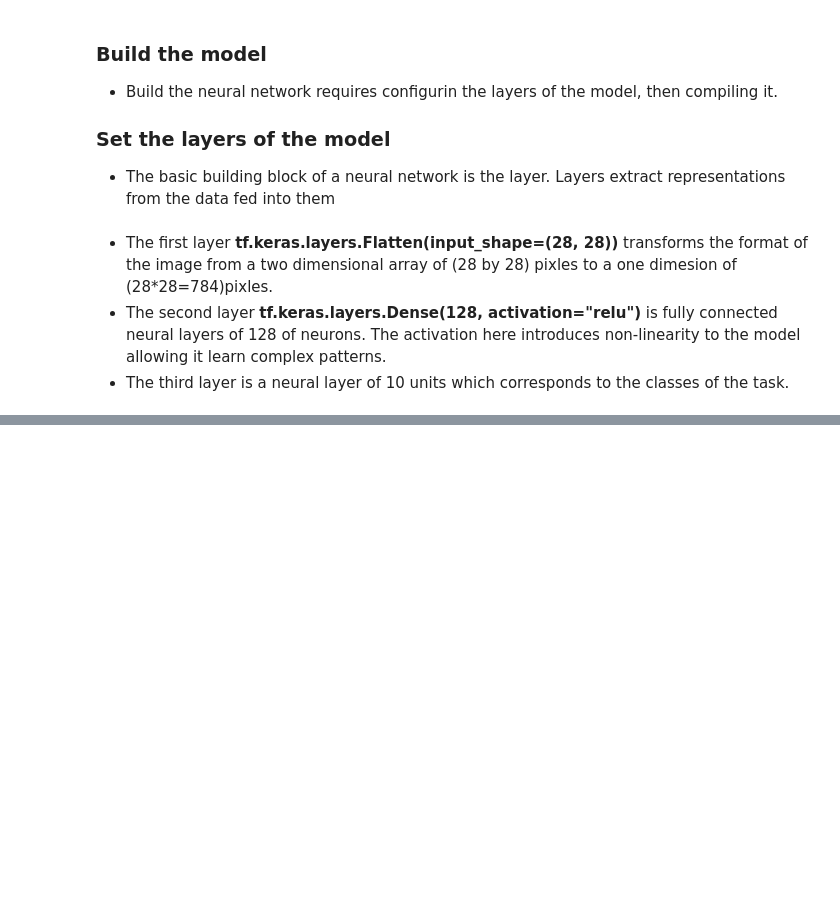
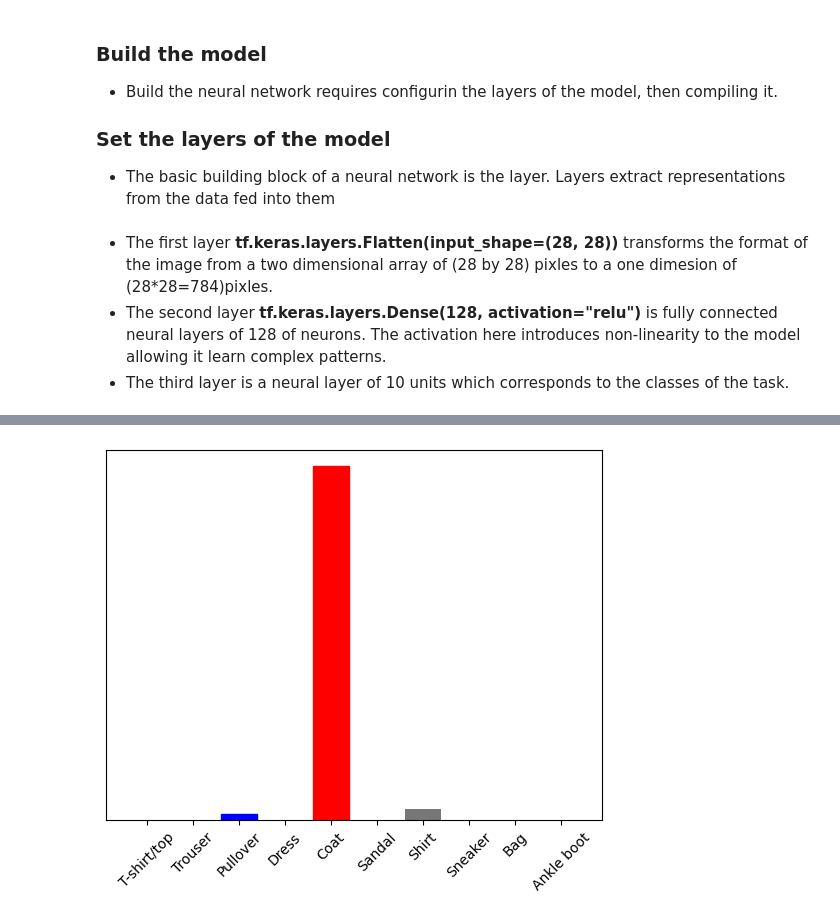
Before and after one commit to Ayikanying-ux/Getting_started_-with_deep_learning, a Jupyter notebook: Classifying_images_of_clothes.ipynb, the cells around one changed output, grey strips where cells are left out. Saved outputs shown, nothing was run; the diff lists cells and outputs as text; code cells hidden in the pictures; blank space fills up the shorter version.

```diff
--- a/Classifying_images_of_clothes.ipynb
+++ b/Classifying_images_of_clothes.ipynb
@@ -110,0 +282,6 @@ model = tf.keras.models.Sequential([
+# %%
+plot_value_array(1, predictions_single[0], test_labels)
+_ = plt.xticks(range(10), class_names, rotation=45)
+plt.show()
+# %% [output]
+[figure, added]
```
Also changed, not shown: parts of 27 cells of this notebook.
